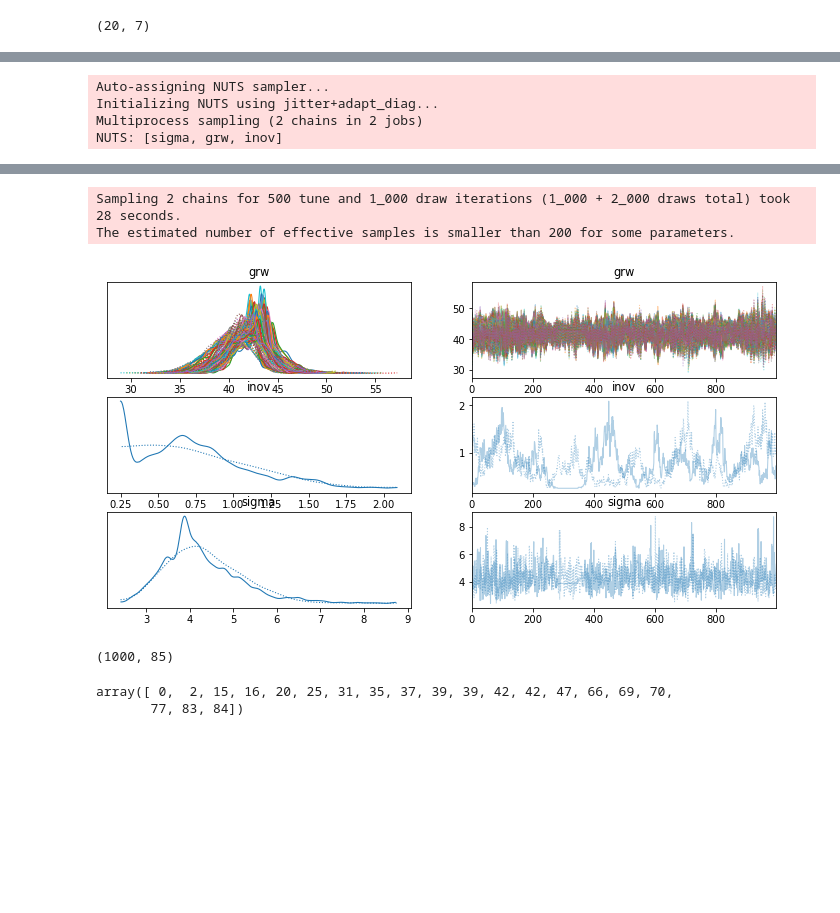
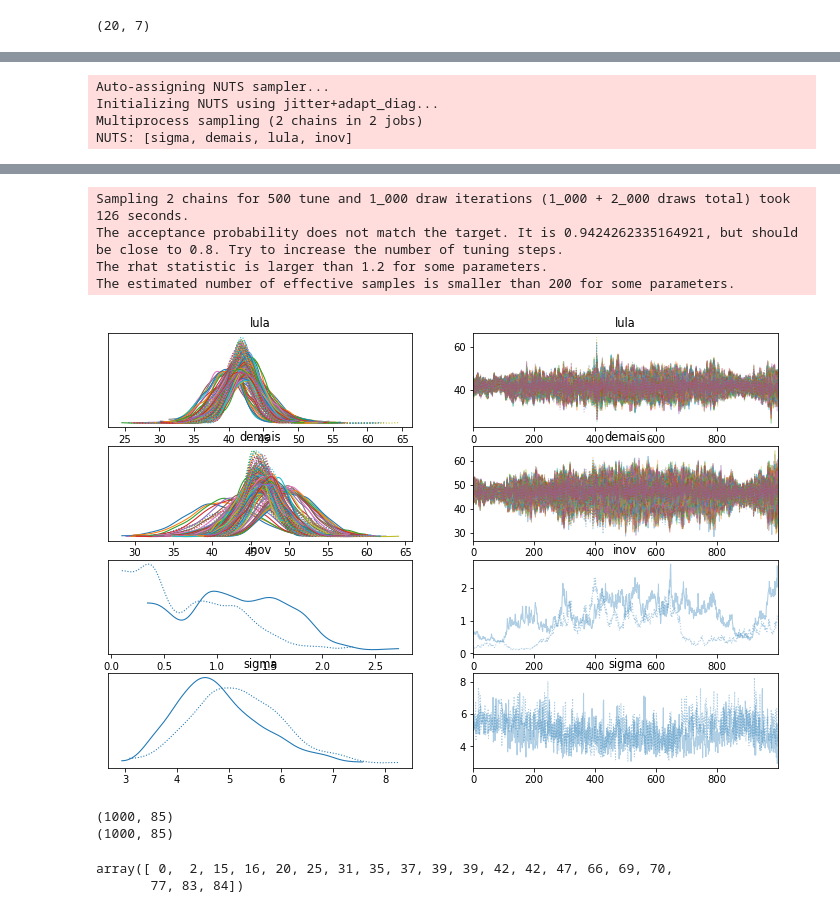
Before and after one commit to xboard/fastpages-blog, a Jupyter notebook: _notebooks/2022-01-07-brazils-2022-presidential-elections-polls-analysis-part1.ipynb, the cells around one changed output, grey strips where cells are left out. Cells and saved outputs as stored; diff of their text form; code cells hidden in the pictures; blank space fills up the shorter version.

```diff
--- a/_notebooks/2022-01-07-brazils-2022-presidential-elections-polls-analysis-part1.ipynb
+++ b/_notebooks/2022-01-07-brazils-2022-presidential-elections-polls-analysis-part1.ipynb
@@ -878,7 +878,10 @@ df.shape
 (20, 7)
 # %%
 YL = raw_df.query("partido == 'PT' ")["percentual"]
+OL = 100.00 * df.OUTROS/df.TOTAL
+print(OL)
 YL = YL.append(to_append=pd.Series([42, 36.9, 44]))
+#OL = OL.append(to_append=pd.Series([45, 45, 48, 44,45, 44]))
 #YL = YL.append(to_append=pd.Series([np.nan]*10))
 
 XL = np.arange(YL.size)
@@ -890,31 +911,38 @@ measurement_error = np.sqrt((50*50)/1000)
 # %%
 with pm.Model() as grw:
 
     inov = pm.HalfNormal('inov', sigma=1)
 
-    grw = pm.GaussianRandomWalk('grw', mu=0, sd=inov, shape=n_days)
+    grw_lula = pm.GaussianRandomWalk('lula', mu=0, sd=inov, shape=n_days)
+
+    grw_demais = pm.GaussianRandomWalk('demais', mu=0, sd=inov, shape=n_days)
 
     sigma = pm.HalfCauchy("sigma", beta=10)
 
-    observed = pm.Normal('observed', mu=grw[poll_day], sigma=sigma, observed=YL)
+    pm.Normal('observedL', mu=grw_lula[poll_day], sigma=sigma, observed=YL)
+    pm.Normal('observedD', mu=grw_demais[poll_day], sigma=sigma, observed=OL)
 
     trace = pm.sample(1000, tune=500, progressbar=True,
                           return_inferencedata=True)
     summary = az.summary(trace) # used below
     az.plot_trace(trace)
 # %% [output]
 Auto-assigning NUTS sampler...
 Initializing NUTS using jitter+adapt_diag...
 Multiprocess sampling (2 chains in 2 jobs)
-NUTS: [sigma, grw, inov]
+NUTS: [sigma, demais, lula, inov]
 [interactive output not drawn]
-Sampling 2 chains for 500 tune and 1_000 draw iterations (1_000 + 2_000 draws total) took 28 seconds.
+Sampling 2 chains for 500 tune and 1_000 draw iterations (1_000 + 2_000 draws total) took 126 seconds.
+The acceptance probability does not match the target. It is 0.9424262335164921, but should be close to 0.8. Try to increase the number of tuning steps.
+The rhat statistic is larger than 1.2 for some parameters.
 The estimated number of effective samples is smaller than 200 for some parameters.
-[figure, old version]
+[figure, new version]
-# %%
-trace.posterior.grw.mean(axis=0).shape
-# %% [output]
-(1000, 85)
+# %%
+print(trace.posterior.lula.mean(axis=0).shape)
+print(trace.posterior.demais.mean(axis=0).shape)
+# %% [output]
+(1000, 85)
+(1000, 85)
 # %%
 poll_day.values
 # %% [output]
```
Also changed, not shown: parts of 2 cells of this notebook.
